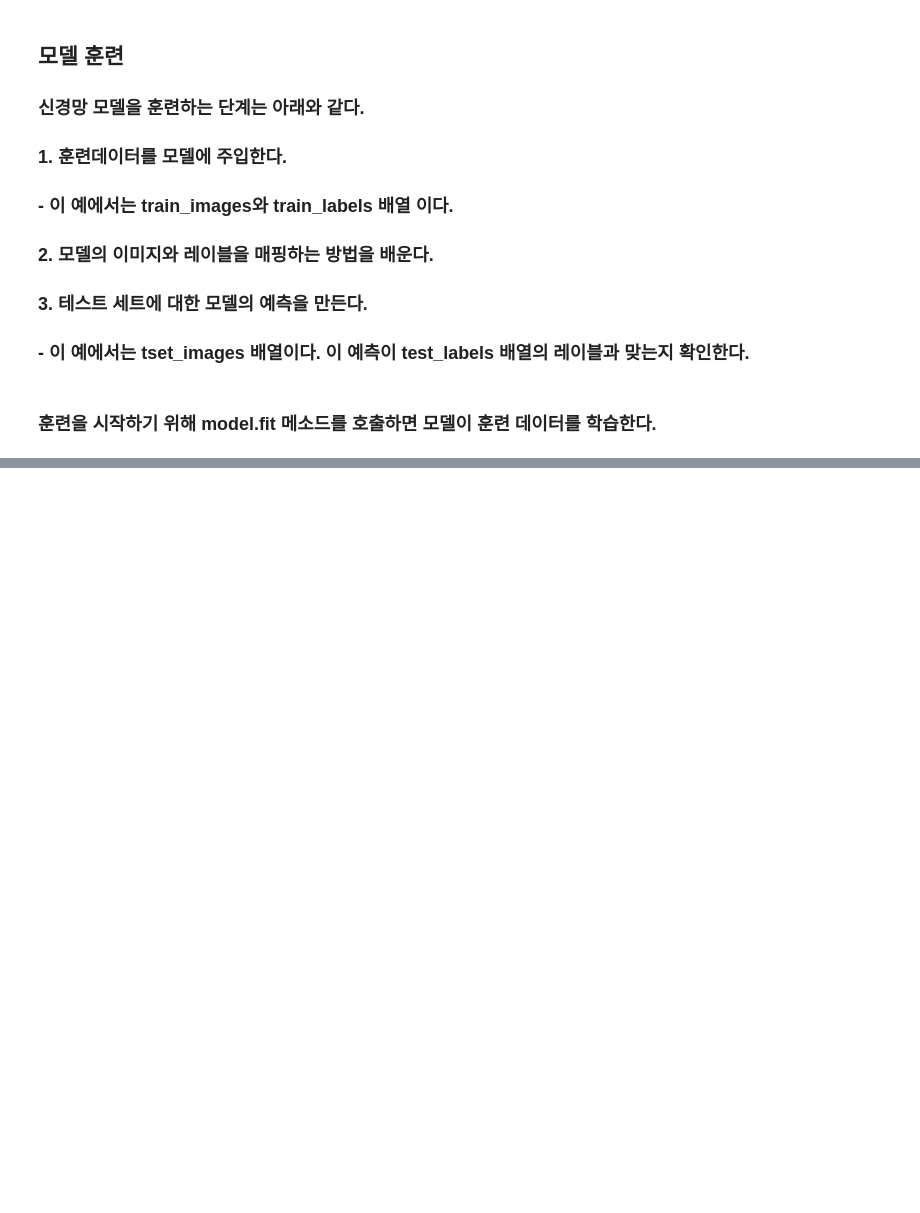
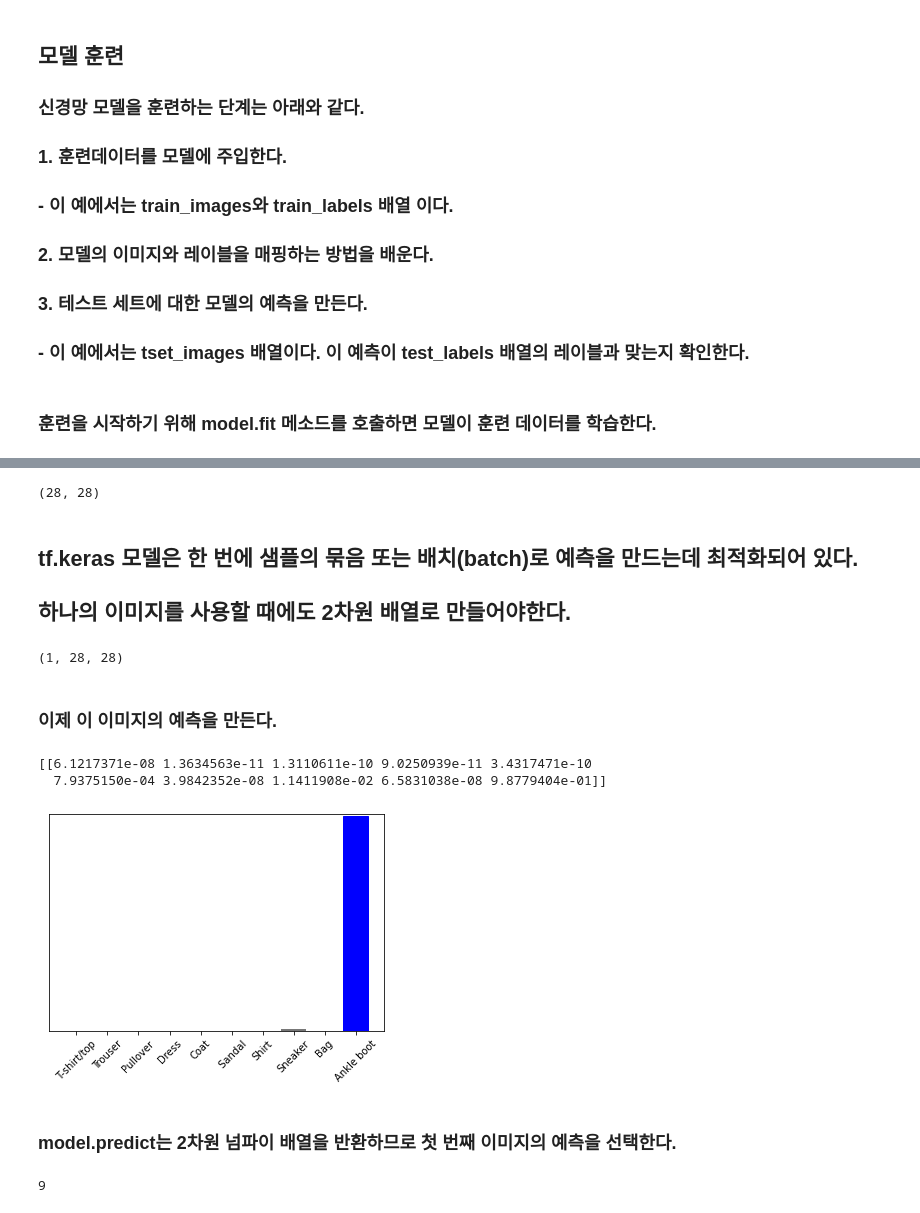
Before and after one commit to Tajyu/TensorFlow-Tutotrial, a Jupyter notebook: 기본_이미지_분류.ipynb, the cells around one changed output, grey strips where cells are left out. Cells and saved outputs as stored; diff of their text form; code cells hidden in the pictures; blank space fills up the shorter version.

```diff
--- a/기본_이미지_분류.ipynb
+++ b/기본_이미지_분류.ipynb
@@ -182,0 +294,37 @@ print("\n테스트 정확도: ", test_acc)
+# %%
+# 테스트 세트에서 이미지 하느를 선택한다.
+img = test_images[0]
+
+print(img.shape)
+# %% [output]
+(28, 28)
+# %% [markdown]
+## **tf.keras 모델**은 한 번에 샘플의 묶음 또는 배치(batch)로 예측을 만드는데 최적화되어 있다.
+## **하나의 이미지를 사용**할 때에도 **2차원 배열**로 만들어야한다.
+# %%
+# 이미지 하나만 사용할 떄도 배치에 추가한다.
+img = (np.expand_dims(img, 0)) # "np.expand"로 2차원에 배치를 추가
+
+print(img.shape)
+# %% [output]
+(1, 28, 28)
+# %% [markdown]
+### 이제 이 이미지의 예측을 만든다.
+# %%
+predictions_single = model.predict(img)
+
+print(predictions_single) # 제일 마지막 값이 가장 크다.
+# %% [output]
+[[6.1217371e-08 1.3634563e-11 1.3110611e-10 9.0250939e-11 3.4317471e-10
+  7.9375150e-04 3.9842352e-08 1.1411908e-02 6.5831038e-08 9.8779404e-01]]
+# %%
+plot_value_arrray(0, predictions_single, test_labels)
+_ = plt.xticks(range(10), class_names, rotation = 45)
+# %% [output]
+[figure, added]
+# %% [markdown]
+### **model.predict**는 2차원 넘파이 배열을 반환하므로 첫 번째 이미지의 예측을 선택한다.
+# %%
+np.argmax(predictions_single[0]) # 인덱스 값으로 "9"가 가장 정확도가 높다고 출력 된다.
+# %% [output]
+9
```
Also changed, not shown: parts of 22 cells of this notebook.
